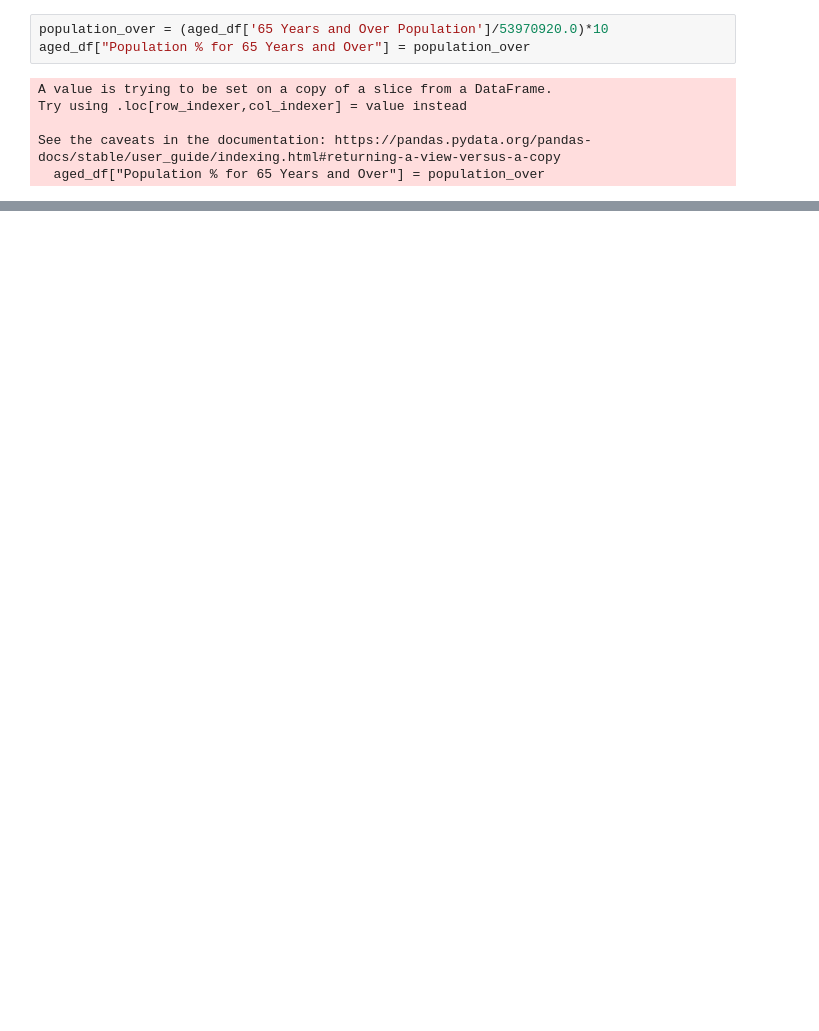
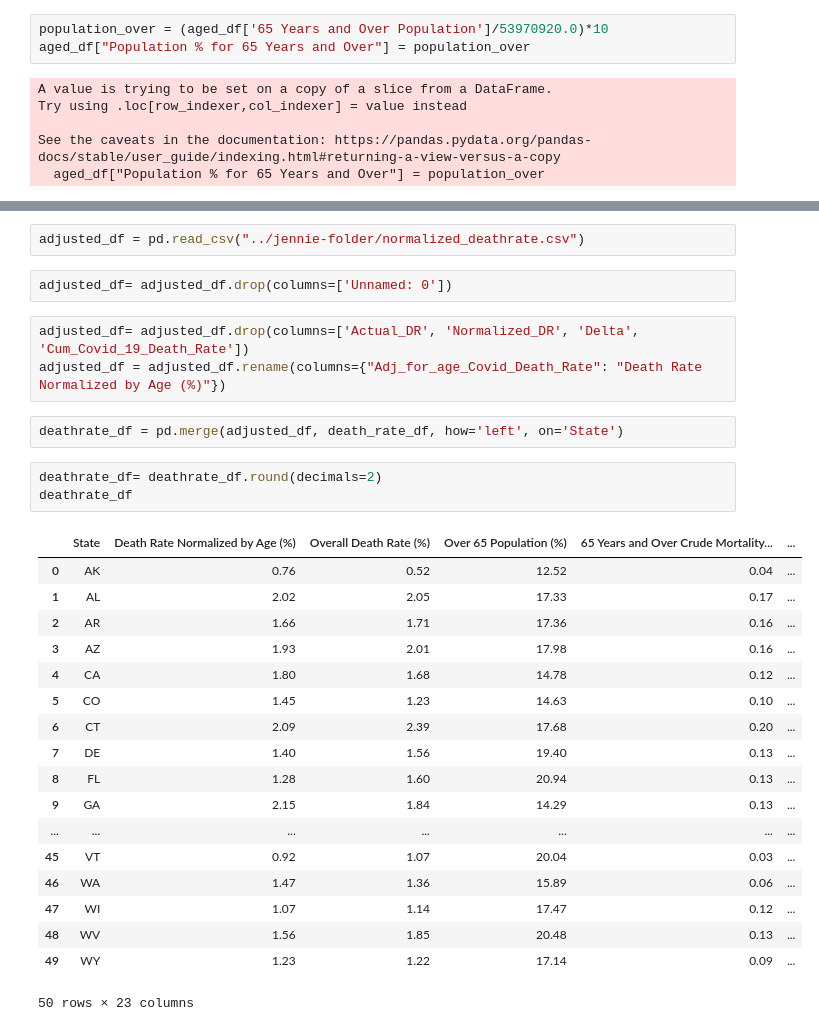
Before and after one commit to jenniecinelli/COVID-19-Data-US-State, a Jupyter notebook: data-file/jennie-folder/jennie-notebook.ipynb, the cells around one changed output, grey strips where cells are left out. Drawn from its saved outputs; the diff is of its cells as text; blank space fills up the shorter version.

Commit message:
jennie update

```diff
--- a/data-file/jennie-folder/jennie-notebook.ipynb
+++ b/data-file/jennie-folder/jennie-notebook.ipynb
@@ -947,0 +922,31 @@ aged_df.style.format({
+# %%
+adjusted_df = pd.read_csv("../jennie-folder/normalized_deathrate.csv")
+# %%
+adjusted_df= adjusted_df.drop(columns=['Unnamed: 0'])
+# %%
+adjusted_df= adjusted_df.drop(columns=['Actual_DR', 'Normalized_DR', 'Delta', 'Cum_Covid_19_Death_Rate'])
+adjusted_df = adjusted_df.rename(columns={"Adj_for_age_Covid_Death_Rate": "Death Rate Normalized by Age (%)"})
+# %%
+deathrate_df = pd.merge(adjusted_df, death_rate_df, how='left', on='State')
+# %%
+deathrate_df= deathrate_df.round(decimals=2)
+deathrate_df
+# %% [output]
+|  | State | Death Rate Normalized by Age (%) | Overall Death Rate (%) | Over 65 Population (%) | 65 Years and Over Crude Mortality... | ... |
+| 0 | AK | 0.76 | 0.52 | 12.52 | 0.04 | ... |
+| 1 | AL | 2.02 | 2.05 | 17.33 | 0.17 | ... |
+| 2 | AR | 1.66 | 1.71 | 17.36 | 0.16 | ... |
+| 3 | AZ | 1.93 | 2.01 | 17.98 | 0.16 | ... |
+| 4 | CA | 1.80 | 1.68 | 14.78 | 0.12 | ... |
+| 5 | CO | 1.45 | 1.23 | 14.63 | 0.10 | ... |
+| 6 | CT | 2.09 | 2.39 | 17.68 | 0.20 | ... |
+| 7 | DE | 1.40 | 1.56 | 19.40 | 0.13 | ... |
+| 8 | FL | 1.28 | 1.60 | 20.94 | 0.13 | ... |
+| 9 | GA | 2.15 | 1.84 | 14.29 | 0.13 | ... |
+| ... | ... | ... | ... | ... | ... | ... |
+| 45 | VT | 0.92 | 1.07 | 20.04 | 0.03 | ... |
+| 46 | WA | 1.47 | 1.36 | 15.89 | 0.06 | ... |
+| 47 | WI | 1.07 | 1.14 | 17.47 | 0.12 | ... |
+| 48 | WV | 1.56 | 1.85 | 20.48 | 0.13 | ... |
+| 49 | WY | 1.23 | 1.22 | 17.14 | 0.09 | ... |
+50 rows × 23 columns
```
Also changed, not shown: parts of 49 cells of this notebook, 7 other files.
